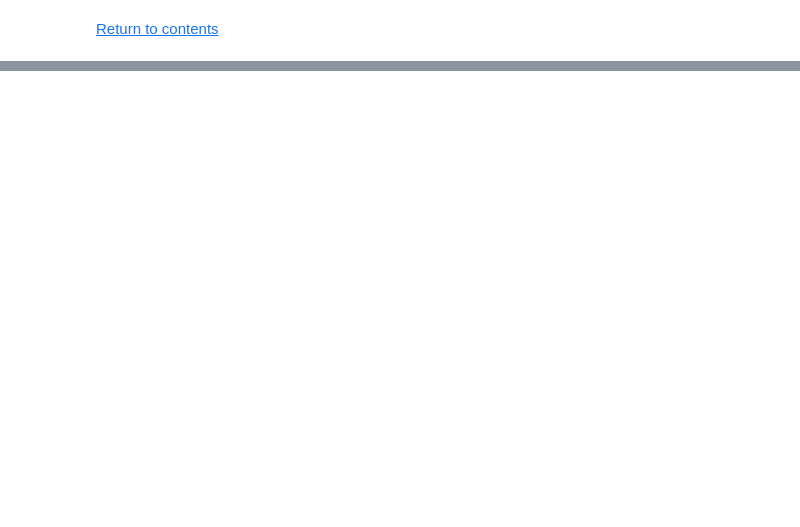
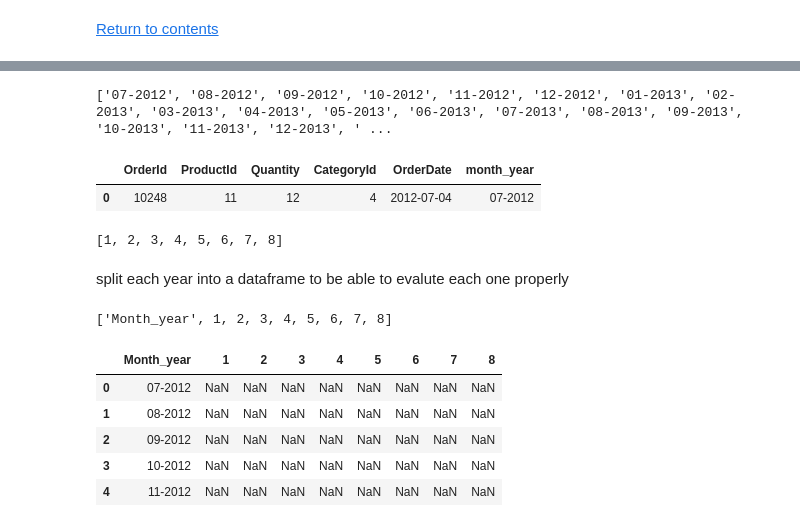
Before and after one commit to lraichik/dsc-mod-3-project-online-ds-ft-051319, a Jupyter notebook: Levi Raichik Mod 3 Project.ipynb, the cells around one changed output, grey strips where cells are left out. Saved outputs shown, nothing was run; the diff lists cells and outputs as text; code cells hidden in the pictures; blank space fills up the shorter version.

```diff
--- a/Levi Raichik Mod 3 Project.ipynb
+++ b/Levi Raichik Mod 3 Project.ipynb
@@ -953,0 +1079,2 @@ c.execute('''select name from sqlite_master where type = 'table';''').fetchall()
+# %%
+catdf.OrderDate = pd.to_datetime(catdf.OrderDate)
@@ -953,0 +1101,35 @@ c.execute('''select name from sqlite_master where type = 'table';''').fetchall()
+# %%
+mon_yr = list(catdf['OrderDate'].apply(lambda x: x.strftime('%m-%Y')).unique())
+print(mon_yr)
+# %% [output]
+['07-2012', '08-2012', '09-2012', '10-2012', '11-2012', '12-2012', '01-2013', '02-2013', '03-2013', '04-2013', '05-2013', '06-2013', '07-2013', '08-2013', '09-2013', '10-2013', '11-2013', '12-2013', ' ...
+# %%
+catdf['month_year'] = catdf['OrderDate'].apply(lambda x: x.strftime('%m-%Y'))
+catdf.head(1)
+# %% [output]
+|  | OrderId | ProductId | Quantity | CategoryId | OrderDate | month_year |
+| 0 | 10248 | 11 | 12 | 4 | 2012-07-04 | 07-2012 |
+# %%
+cats = sorted(catdf.CategoryId.unique())
+cats
+# %% [output]
+[1, 2, 3, 4, 5, 6, 7, 8]
+# %% [markdown]
+split each year into a dataframe to be able to evalute each one properly
+# %%
+catscolumns = sorted(catdf.CategoryId.unique())
+catscolumns.insert(0, 'Month_year')
+catscolumns
+# %% [output]
+['Month_year', 1, 2, 3, 4, 5, 6, 7, 8]
+# %%
+monyrdf = pd.DataFrame(columns=catscolumns)
+monyrdf['Month_year'] = mon_yr
+monyrdf.head()
+# %% [output]
+|  | Month_year | 1 | 2 | 3 | 4 | 5 | 6 | 7 | 8 |
+| 0 | 07-2012 | NaN | NaN | NaN | NaN | NaN | NaN | NaN | NaN |
+| 1 | 08-2012 | NaN | NaN | NaN | NaN | NaN | NaN | NaN | NaN |
+| 2 | 09-2012 | NaN | NaN | NaN | NaN | NaN | NaN | NaN | NaN |
+| 3 | 10-2012 | NaN | NaN | NaN | NaN | NaN | NaN | NaN | NaN |
+| 4 | 11-2012 | NaN | NaN | NaN | NaN | NaN | NaN | NaN | NaN |
```
Also changed, not shown: parts of 100 cells of this notebook, 1 other file.
